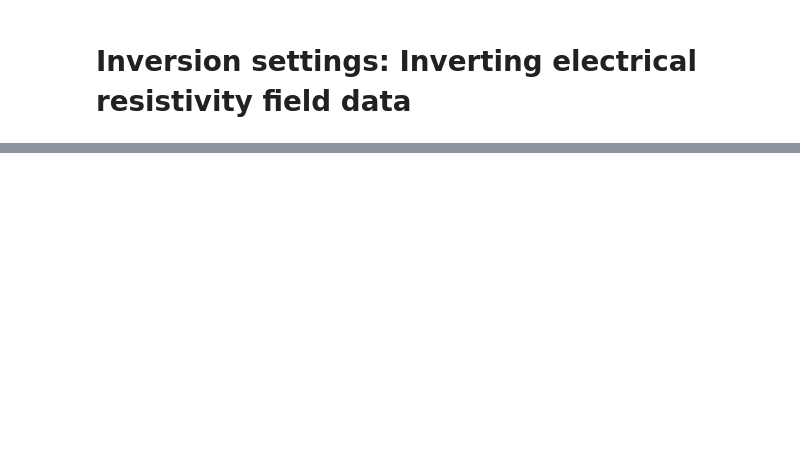
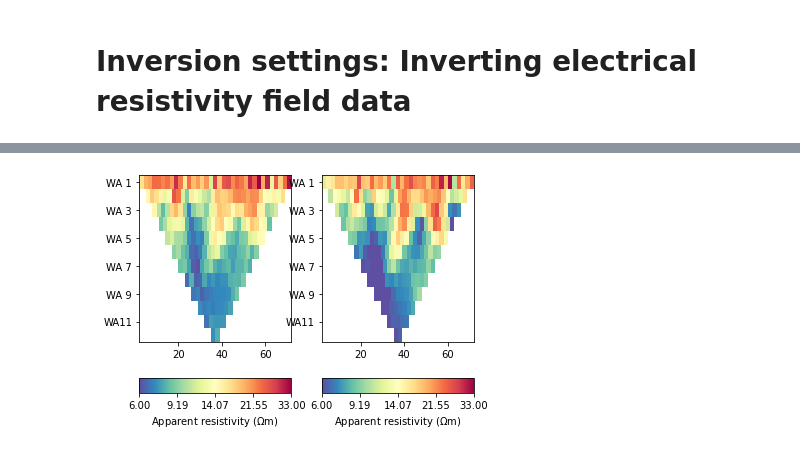
Before and after one commit to gimli-org/transform2021, a Jupyter notebook: 5_ERT_field_data_inversion.ipynb, the cells around one changed output, grey strips where cells are left out. Saved outputs shown, nothing was run; the diff lists cells and outputs as text; code cells hidden in the pictures; blank space fills up the shorter version.

```diff
--- a/5_ERT_field_data_inversion.ipynb
+++ b/5_ERT_field_data_inversion.ipynb
@@ -14,0 +53,8 @@
+# %%
+kw = dict(cMin=6, cMax=33, logScale=True)
+fig, ax = plt.subplots(ncols=2)
+data["rhoa"] = data["r"] * data["k"]
+ert.show(data, data["rhoa"], ax=ax[0], **kw);
+ert.show(data, data["r"] * k0, ax=ax[1], **kw);
+# %% [output]
+[figure, added]
```
Also changed, not shown: parts of 11 cells of this notebook.
